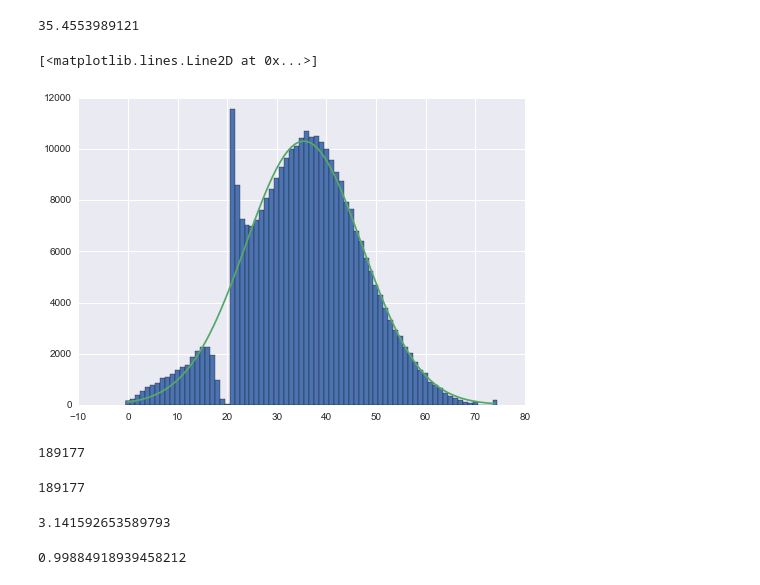
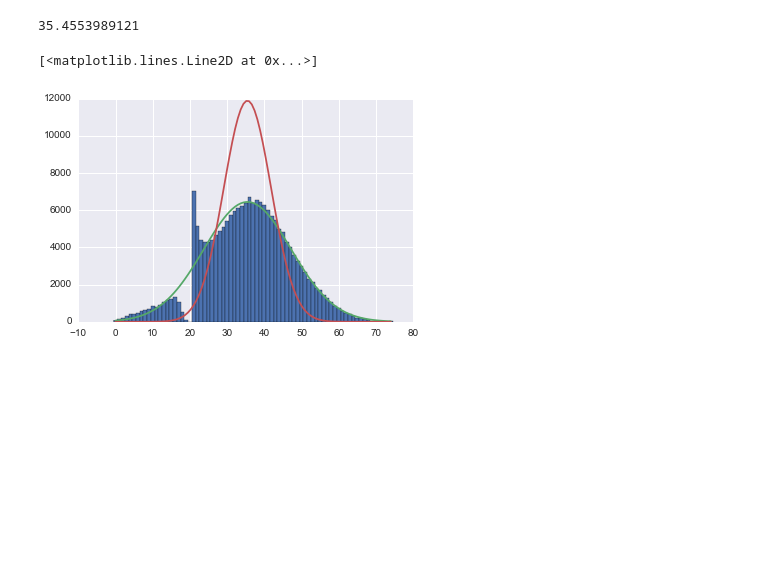
Before and after one commit to stared/delab-matury, a Jupyter notebook: eksploracje/zalamek_2.ipynb, the cells around one changed output. Cells and saved outputs as stored; diff of their text form; code cells hidden in the pictures; blank space fills up the shorter version.

```diff
--- a/eksploracje/zalamek_2.ipynb
+++ b/eksploracje/zalamek_2.ipynb
@@ -101,5 +111,6 @@ df_p_w2 = df[pd.notnull(df["k_7491"])].loc[:, df.columns[df.count() > 180000]]
 # %%
 covsum = df_p_w2.cov().sum().sum()
+ind_sum =  df_p_w2.cov().values.diagonal().sum()
 print(covsum)
 # %% [output]
 137.156731976
@@ -118,22 +125,13 @@ np.exp()
 # %%
 X = np.linspace(0, sumy_p_w2.max(), 100)
-Y = np.exp( - (X - srednia_p_w2)**2 / (2 * covsum)) / np.sqrt(2 * np.pi * covsum)
+Y = stats.norm.pdf(X, loc=srednia_p_w2, scale=np.sqrt(covsum))
+Y2 = stats.norm.pdf(X, loc=srednia_p_w2, scale=np.sqrt(ind_sum))
 # %%
 sumy_p_w2 = df_p_w2.sum(axis=1).astype(int)
-sumy.hist(bins=(sumy_p_w2.max() + 1), range=(-0.5, sumy_p_w2.max() + 0.5))
-plt.plot(X, Y * len(df_p_w2) * 1.6)
+sumy_p_w2.hist(bins=(sumy_p_w2.max() + 1),
+               range=(-0.5, sumy_p_w2.max() + 0.5))
+plt.plot(X, Y * len(df_p_w2))
+plt.plot(X, Y2 * len(df_p_w2))
 # %% [output]
 [<matplotlib.lines.Line2D at 0x...>]
-[figure, old version]
+[figure, new version]
-# %%
-len(df_p_w2)
-# %% [output]
-189177
-# %%
-df_p_w2.sum(axis=1).value_counts().sum()
-# %% [output]
-189177
-# %%
-np.pi
-# %% [output]
-3.141592653589793
@@ -144,4 +137,0 @@ for i in range(80):
-# %%
-z
-# %% [output]
-0.99884918939458212
```
Also changed, not shown: parts of 16 cells of this notebook.
